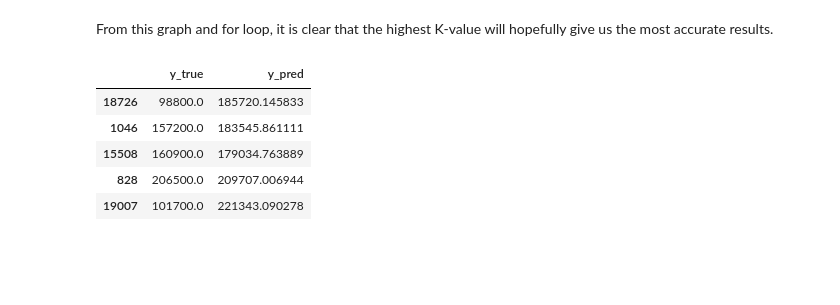
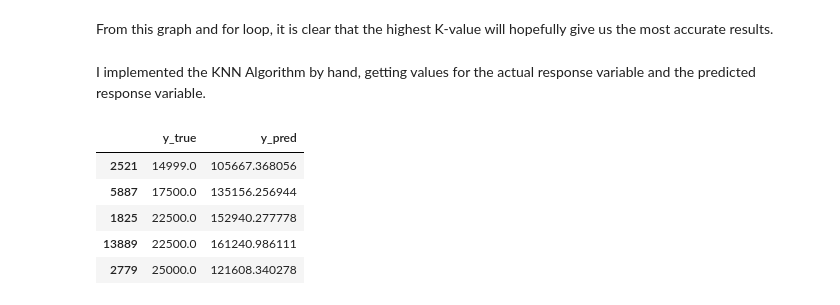
Before and after one commit to MattC04/KNN-modeling-on-CA-Housing, a Jupyter notebook: HousingPrice.ipynb, the cells around one changed output. Cells and saved outputs as stored; diff of their text form; code cells hidden in the pictures; blank space fills up the shorter version.

```diff
--- a/HousingPrice.ipynb
+++ b/HousingPrice.ipynb
@@ -58,0 +64,7 @@ df['total_bedrooms'].fillna(df['total_bedrooms'].mean(), inplace=True)
+# %%
+#one hot encoding for categorical variables:
+df = pd.get_dummies(df, columns=['ocean_proximity'], drop_first = True)
+corr_func = df.corr()
+#set our response variable to ascending order
+predictor_correlation = corr_func['median_house_value'].sort_values(ascending = False)
+print(predictor_correlation)
@@ -63,6 +91,6 @@ Since median_income and median_house_value are depicted on different scales, I w
 # %%
 #predictor (x) variable:
-x = df[['housing_median_age']]
+x = df[['median_income']]
 
 #response (y) variable:
 y = df['median_house_value']
@@ -106,33 +134,37 @@ print(top_k_value)
 144
 # %% [markdown]
 From this graph and for loop, it is clear that the highest K-value will hopefully give us the most accurate results.
+# %% [markdown]
+I implemented the KNN Algorithm by hand, getting values for the actual response variable and the predicted response variable.
 # %%
 #define a function to find nearest neighbors
 
 y_pred = []
 
 
 def knn (x_train, x_test, y_train, y_test, k):
     for i, xi in enumerate(x_test.values):
         diff = pd.DataFrame((x_train.values - xi)**2, index = x_train.index) #from knn equation
         diff.columns = ['filled']
 
         #find the nearestneighbor
         nearestneighbor = diff.sort_values(by = 'filled').iloc[:k]
         Kmean = y_train[nearestneighbor.index].mean()
         y_pred.append(Kmean)
     actpred = pd.DataFrame({'y_true': y_test, 'y_pred': y_pred})
+    #sort by ascending order
+    actpredsorted = actpred.sort_values(by=['y_true', 'y_pred'], ascending=[True, True], inplace=True)
     return actpred
 
 k = 144
 best = knn(x_train, x_test, y_train, y_test, k)
 best.head()
 
 #the values we get from this function allow us to compare the actual values to the predicted values
 # %% [output]
 |  | y_true | y_pred |
-| 18726 | 98800.0 | 185720.145833 |
-| 1046 | 157200.0 | 183545.861111 |
-| 15508 | 160900.0 | 179034.763889 |
-| 828 | 206500.0 | 209707.006944 |
-| 19007 | 101700.0 | 221343.090278 |
+| 2521 | 14999.0 | 105667.368056 |
+| 5887 | 17500.0 | 135156.256944 |
+| 1825 | 22500.0 | 152940.277778 |
+| 13889 | 22500.0 | 161240.986111 |
+| 2779 | 25000.0 | 121608.340278 |
```
Also changed, not shown: parts of 7 cells of this notebook.
